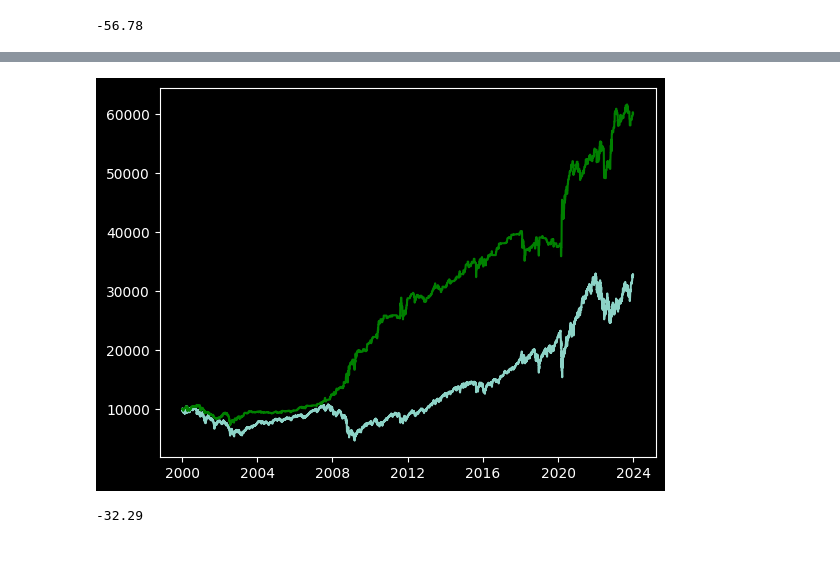
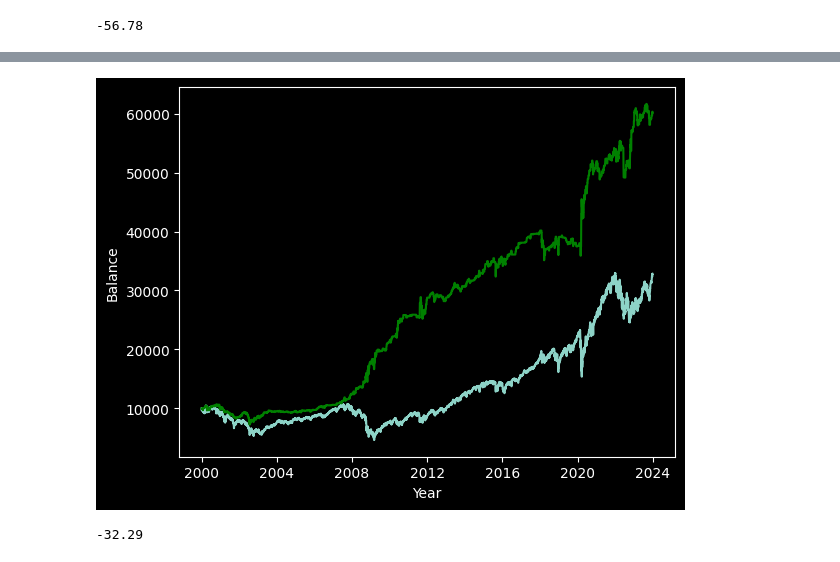
Before and after one commit to kasmaslrn/buy_the_dip, a Jupyter notebook: close_near_low_backtest.ipynb, the cells around one changed output, grey strips where cells are left out. Cells and saved outputs as stored; diff of their text form; code cells hidden in the pictures.

```diff
--- a/close_near_low_backtest.ipynb
+++ b/close_near_low_backtest.ipynb
@@ -118,11 +172,14 @@ price.tail()
 # %%
 # plot balance
 plt.plot(price.Bench_Bal)
 plt.plot(price.Sys_Bal, color="g")
 
+plt.xlabel('Year')
+plt.ylabel('Balance')
+
 plt.show()
 # %% [output]
-[figure, old version]
+[figure, new version]
 # %%
 # calculate system drawdown
 price['Sys_Peak'] = price.Sys_Bal.cummax()
```
Also changed, not shown: parts of 9 cells of this notebook, 5 other files.
